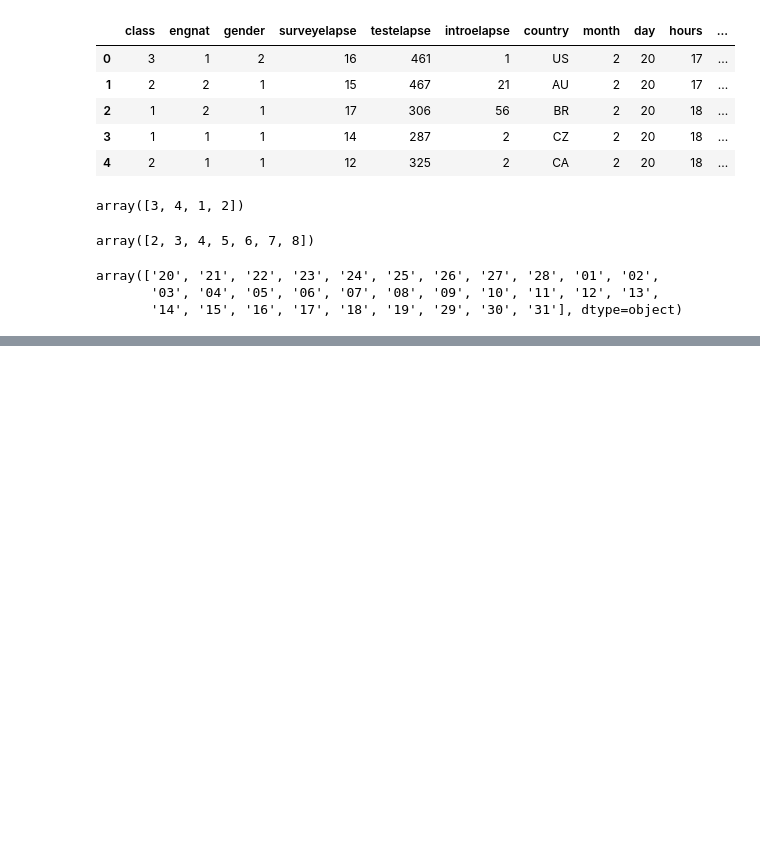
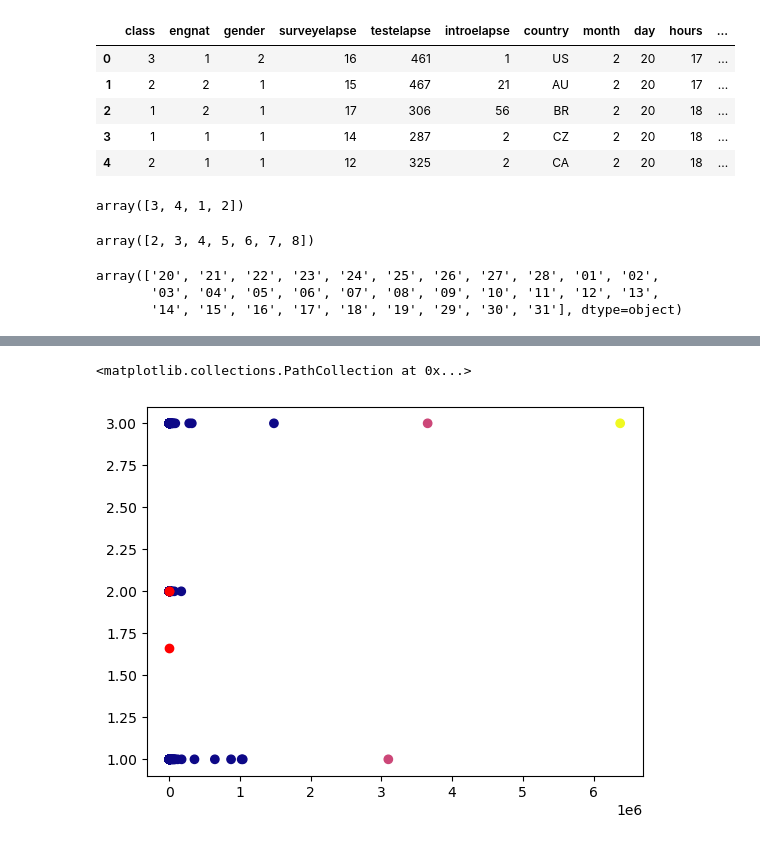
Before and after one commit to mohona-roy/introversion-extraversion-classification, a Jupyter notebook: Code.ipynb, the cells around one changed output, grey strips where cells are left out. Cells and saved outputs as stored; diff of their text form; code cells hidden in the pictures; blank space fills up the shorter version.

Commit message:
Updated code
Updated:
- KMeans clustering for analysis purposes

```diff
--- a/Code.ipynb
+++ b/Code.ipynb
@@ -925,8 +927,8 @@ metadata['weekday'] = 1000
 for index, row in metadata.iterrows():
     month = row['month']
     day = row['day']
-    weekday = datetime(2019,month,day)
-    row.ix['weekday', index] = weekday
+    weekday = datetime(2019,month,day).isoweekday()
+    metadata.at[index, 'weekday'] = weekday
 
 metadata.head()
 # %% [output]
@@ -951,0 +974,5 @@ metadata.describe()
+# %%
+encoder =  LabelEncoder()
+metadata['encoded_country'] = encoder.fit_transform(metadata['country'])
+countries = metadata.pop('country')
+metadata.head()
@@ -951,0 +986,3 @@ metadata.describe()
+# %%
+labels = metadata.pop('class')
+labels.head()
@@ -951,0 +1014,10 @@ metadata.describe()
+# %%
+kmeans = KMeans(n_clusters=3).fit(metadata)
+y_kmeans = kmeans.predict(metadata)
+# %%
+plt.scatter(metadata['surveyelapse'], labels, c=y_kmeans, cmap='plasma')
+centers = kmeans.cluster_centers_
+plt.scatter(centers[:, 0],  centers[:, 1], c='red')
+# %% [output]
+<matplotlib.collections.PathCollection at 0x...>
+[figure, added]
```
Also changed, not shown: parts of 10 cells of this notebook.
